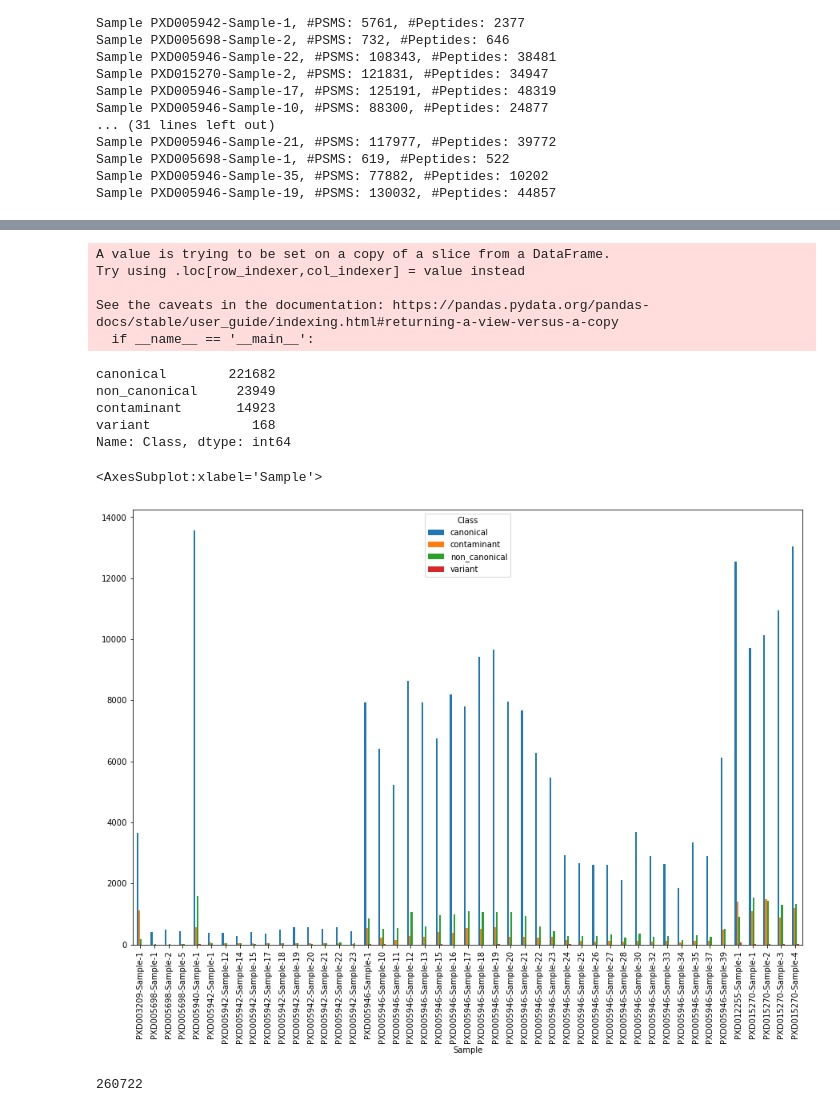
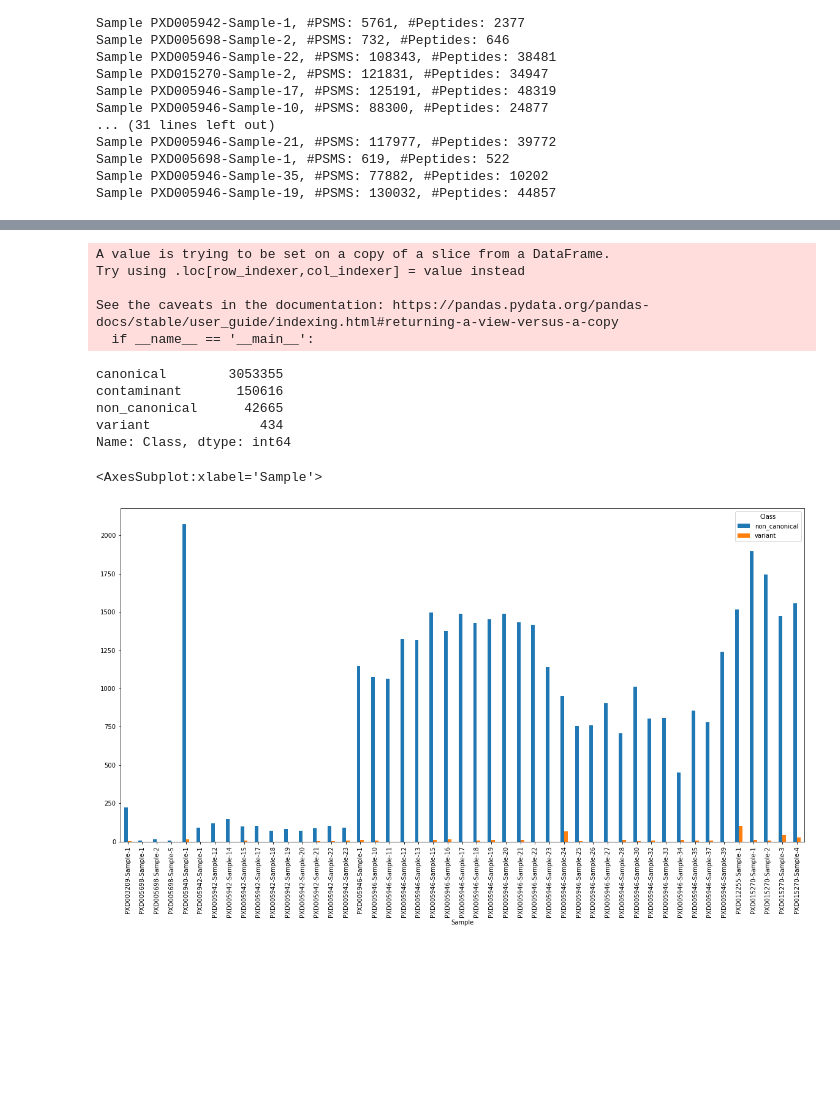
Before and after one commit to ypriverol/pgdb-manuscript, a Jupyter notebook: Peptide_analysis.ipynb, the cells around one changed output, grey strips where cells are left out. Saved outputs shown, nothing was run; the diff lists cells and outputs as text; code cells hidden in the pictures; blank space fills up the shorter version.

```diff
--- a/Peptide_analysis.ipynb
+++ b/Peptide_analysis.ipynb
@@ -219,22 +314,22 @@ conatm_ids = '|'.join([x.strip('>').split(' ')[0] for x in open(contaminants, 'r
 # %%
-conditions = [(triqler_targets['proteins'].str.contains("ENSP") & ~triqler_targets['proteins'].str.contains(conatm_ids)),
-        (~(triqler_targets['proteins'].str.contains("ENSP")|triqler_targets['proteins'].str.contains(conatm_ids))
-         & triqler_targets['proteins'].str.contains(r"altorf_|pseudo_|ncRNA_")),
-        (~(triqler_targets['proteins'].str.contains(r"ENSP|altorf_|pseudo_|ncRNA_") | triqler_targets['proteins'].str.contains(conatm_ids))
-         & triqler_targets['proteins'].str.contains(r"COSMIC|cbio")),
-        (triqler_targets['proteins'].str.contains(conatm_ids))
+conditions = [(mztab_psms_targets['accession'].str.contains("ENSP") & ~mztab_psms_targets['accession'].str.contains(conatm_ids)),
+        (~(mztab_psms_targets['accession'].str.contains("ENSP")|mztab_psms_targets['accession'].str.contains(conatm_ids))
+         & mztab_psms_targets['accession'].str.contains(r"altorf_|pseudo_|ncRNA_")),
+        (~(mztab_psms_targets['accession'].str.contains(r"ENSP|altorf_|pseudo_|ncRNA_") | mztab_psms_targets['accession'].str.contains(conatm_ids))
+         & mztab_psms_targets['accession'].str.contains(r"COSMIC|cbio")),
+        (mztab_psms_targets['accession'].str.contains(conatm_ids))
              ]
 classes = ['canonical', 'non_canonical', 'variant','contaminant']
-triqler_targets['Class'] = np.select(conditions, classes)
-triqler_targets['Class'].value_counts()
+mztab_psms_targets['Class'] = np.select(conditions, classes)
+mztab_psms_targets['Class'].value_counts()
 # %% [output]
 A value is trying to be set on a copy of a slice from a DataFrame.
 Try using .loc[row_indexer,col_indexer] = value instead
 
 See the caveats in the documentation: https://pandas.pydata.org/pandas-docs/stable/user_guide/indexing.html#returning-a-view-versus-a-copy
   if __name__ == '__main__':
-canonical        221682
-non_canonical     23949
-contaminant       14923
-variant             168
+canonical        3053355
+contaminant       150616
+non_canonical      42665
+variant              434
 Name: Class, dtype: int64
@@ -241,10 +338,21 @@ Name: Class, dtype: int64
+# %%
+mztab_psms_noncan_targets = mztab_psms_targets[mztab_psms_targets['Class'].str.contains(r"variant|non_canonical")==True]
+mztab_noncan_seqs = list(set([rep(x) for x in mztab_psms_noncan_targets['sequence'].tolist()]))
+# %%
+#get non-canonical peptides that are found in canonical proteins
+mztab_found_peps = []
+auto = ahocorasick.Automaton()
+for noncan_seq in mztab_noncan_seqs:
+    auto.add_word(noncan_seq, noncan_seq)
+auto.make_automaton()
+for canseq in allcan_seqs:
+    for end_ind, found in auto.iter(canseq):
+        mztab_found_peps.append(found)
+# %%
+mztab_psms_noncan_targets = mztab_psms_noncan_targets[mztab_psms_noncan_targets['sequence'].apply(rep).isin(mztab_found_peps)==False]
 # %%
-plt.rcParams["figure.figsize"] = [15, 10]
-triqler_targets.groupby('Class').Sample.value_counts().unstack(0).plot.bar()
+plt.rcParams["figure.figsize"] = [20, 10]
+mztab_psms_noncan_targets.groupby('Class').Sample.value_counts().unstack(0).plot.bar()
 # %% [output]
 <AxesSubplot:xlabel='Sample'>
-[figure, old version]
+[figure, new version]
-# %%
-len(triqler_targets)
-# %% [output]
-260722
```
Also changed, not shown: parts of 32 cells of this notebook.
